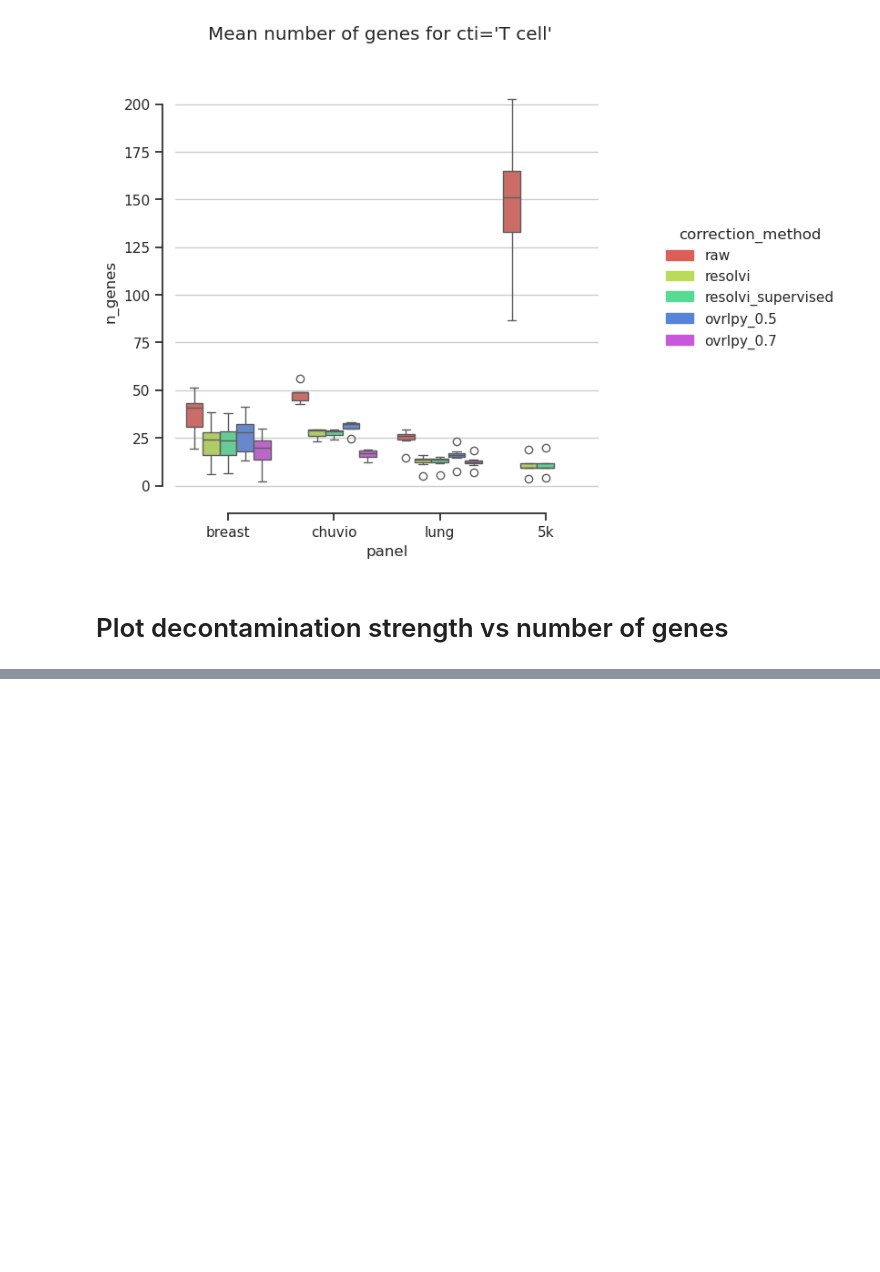
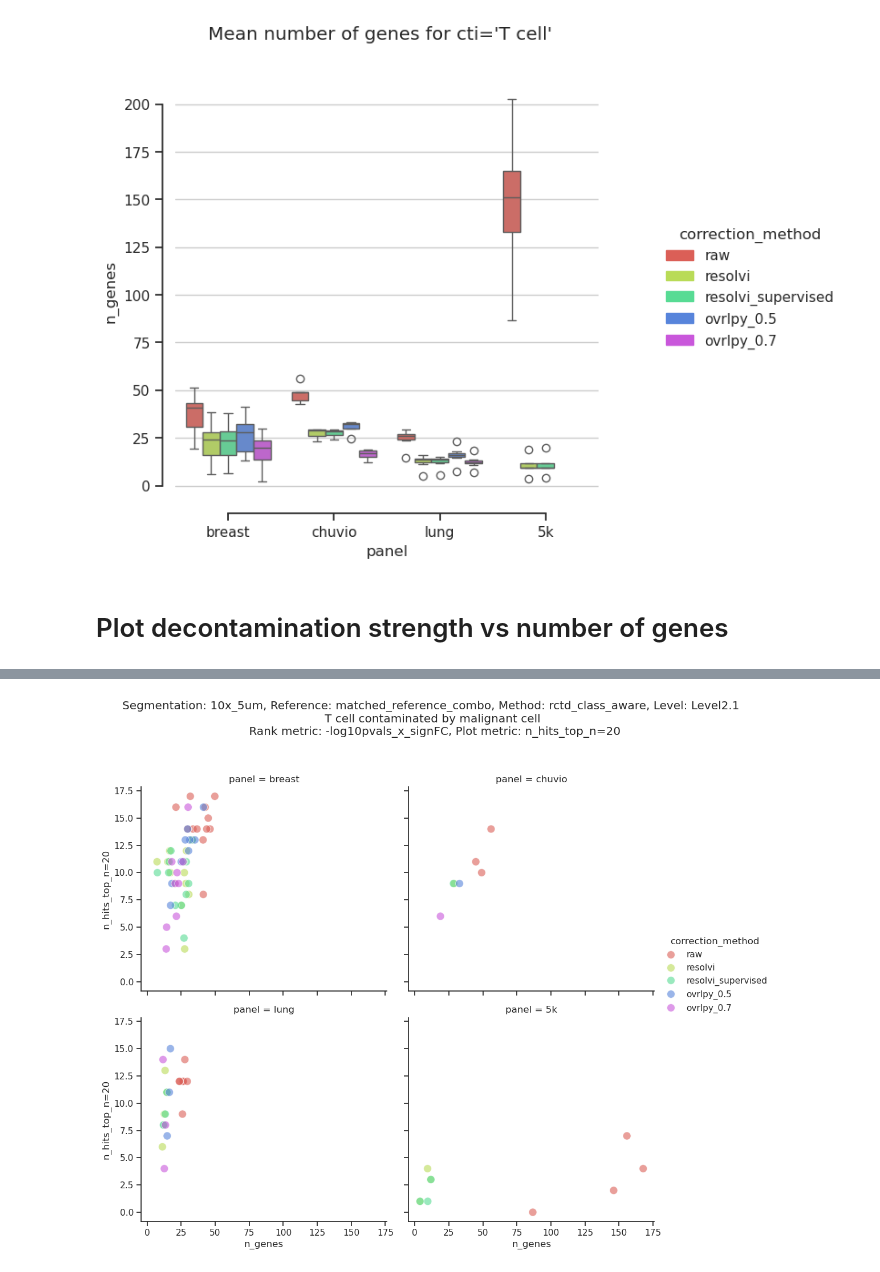
Before and after one commit to bdsc-tds/Bilous2025, a Jupyter notebook: workflow/notebooks/xenium/1-xenium_decontamination_comparison.ipynb, the cells around one changed output, grey strips where cells are left out. Drawn from its saved outputs; the diff is of its cells as text; code cells hidden in the pictures; blank space fills up the shorter version.

```diff
--- a/workflow/notebooks/xenium/1-xenium_decontamination_comparison.ipynb
+++ b/workflow/notebooks/xenium/1-xenium_decontamination_comparison.ipynb
@@ -705,51 +716,66 @@ plt.show()
 # %%
+# params
+ref_segmentation = '10x_5um'
+cti = 'T cell'
+ctj = 'malignant cell'
 
-for rank_metric in rank_metrics:
-    for plot_metric in plot_metrics:
-        df = pd.concat({(count_correction_method,*k): v.loc[rank_metric,v.columns.get_level_values(2)==plot_metric]
-                            for count_correction_method in correction_methods
-                            for k, v in df_markers_rank_significance_diffexpr[count_correction_method].items()
-                            }).reset_index()
-        df.columns = ['correction_method'] + xenium_levels + ["cti","ctj"] + df.columns[len(xenium_levels)+3 :-1].tolist() + [plot_metric]
+# get n_genes df
+df_n_genes = get_mean_n_genes(ads, correction_methods, labels_key, columns = xenium_levels + ['correction_method','cti','n_genes'])
 
-        df['correction_method'] = df['correction_method'].replace({
-            'ovrlpy_correction_signal_integrity_threshold=0.5':'ovrlpy_0.5',
-            'ovrlpy_correction_signal_integrity_threshold=0.7':'ovrlpy_0.7'})
+# get contamination df
+df_contamination = pd.concat({(count_correction_method,*k): v.loc[rank_metric,v.columns.get_level_values(2)==plot_metric]
+                    for count_correction_method in correction_methods
+                    for k, v in df_markers_rank_significance_diffexpr[count_correction_method].items()
+                    }).reset_index()
+df_contamination.columns = ['correction_method'] + xenium_levels + ["cti","ctj"] + df_contamination.columns[len(xenium_levels)+3 :-1].tolist() + [plot_metric]
 
-        df = df.query(f"segmentation == '{ref_segmentation}' and cti == @cti and ctj == @ctj")
+# merge and filter for segmentation and cell type pair of interest (df_n_genes is only cti specific)
+df = pd.merge(df_n_genes,df_contamination,on=xenium_levels+['cti','correction_method'])
+df = df.query(f"segmentation == '{ref_segmentation}' and cti == @cti and ctj == @ctj")
 
-        if plot_metric == 'hypergeometric_pvalue':
-            df['-log10pvalue'] = -np.log10(df[plot_metric].astype(float))
-            plot_metric = '-log10pvalue'
+# shorten ovrlpy names
+df['correction_method'] = df['correction_method'].replace({
+    'ovrlpy_correction_signal_integrity_threshold=0.5':'ovrlpy_0.5',
+    'ovrlpy_correction_signal_integrity_threshold=0.7':'ovrlpy_0.7'})
 
-        # plotting params, palette
-        title = f"Segmentation: {ref_segmentation}, Reference: {reference}, Method: {method}, Level: {level} \n{cti} contaminated by {ctj}\n rank metric: {rank_metric}, plot metric: {plot_metric}"
-        unique_labels = [c for c in hue_correction_order if c in np.unique(df[hue_correction].dropna())]
-        unique_labels = unique_labels + [c for c in np.unique(df[hue_correction].dropna()) if c not in unique_labels]
-        # palette = {u: palette[u] for u in unique_labels}
-        palette = dict(zip(unique_labels,sns.palettes.hls_palette(len(unique_labels))))
-        legend_handles = [mpatches.Patch(color=color, label=label) for label, color in palette.items()]
 
-        ### hypergeometric pvalue boxplot
-        f = plt.figure(figsize=(6, 6))
-        ax = plt.subplot()
-        g = sns.boxplot(df,x='panel',y=plot_metric,
-                        hue=hue_correction, hue_order=unique_labels,
-                        legend=False, palette=palette,ax=ax,
-                        order=order
-                        )
 
-        sns.despine(offset=10, trim=True)
-        ax.yaxis.grid(True)
+# Convert p-values to -log10 scale
+if plot_metric == 'hypergeometric_pvalue':
+    df['-log10pvalue'] = -np.log10(df[plot_metric].astype(float).replace(0, np.nextafter(0, 1)))  # Avoid log(0) errors
+    plot_metric = '-log10pvalue'
 
-        plt.suptitle(title)
-        f.legend(
-            handles=legend_handles,
-            loc="center left",
-            bbox_to_anchor=(1, 0.5),
-            title=hue_correction,
-            frameon=False,
-        )
-        # plt.tight_layout(rect=[0, 0, 1, 0.95])
-        # plt.savefig(out_file, dpi=dpi, bbox_inches="tight")
-        plt.show()
+# Plot title
+title = (f"Segmentation: {ref_segmentation}, Reference: {reference}, Method: {method}, Level: {level} \n"
+         f"{cti} contaminated by {ctj}\n Rank metric: {rank_metric}, Plot metric: {plot_metric}")
+
+# Get unique labels for hue
+unique_labels = [c for c in hue_correction_order if c in np.unique(df[hue_correction].dropna())]
+unique_labels += [c for c in np.unique(df[hue_correction].dropna()) if c not in unique_labels]
+
+# Generate color palette
+palette = dict(zip(unique_labels, sns.color_palette("hls", len(unique_labels))))
+
+# Create legend handles for colors
+legend_handles = [mpatches.Patch(color=color, label=label) for label, color in palette.items()]
+
+# Define FacetGrid with `panel` as row-wise separation
+g = sns.FacetGrid(df, col="panel", col_wrap=2, height=5, sharex=True, sharey=True)
+
+# Add scatter plots to each facet
+g.map_dataframe(sns.scatterplot, x="n_genes", y=plot_metric, hue=hue_correction, palette=palette, s=100, alpha=0.6)
+
+# Adjust legend placement
+g.add_legend(title=hue_correction, frameon=False)
+
+# Set title
+plt.subplots_adjust(top=0.9)
+g.fig.suptitle(title)
+
+# Adjust layout
+plt.tight_layout(rect=[0, 0, .85, 0.95])
+
+# Show plot
+plt.show()
+# %% [output]
+[figure, added]
```
Also changed, not shown: parts of 7 cells of this notebook, 2 other files.
